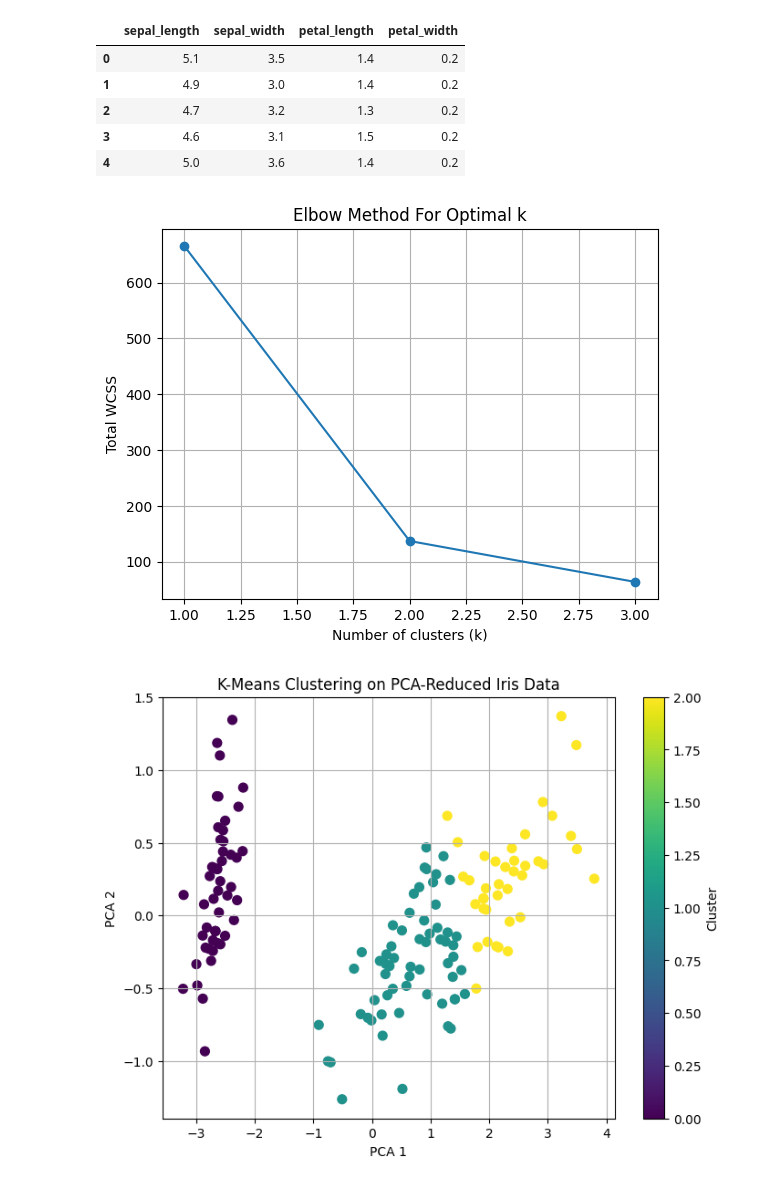
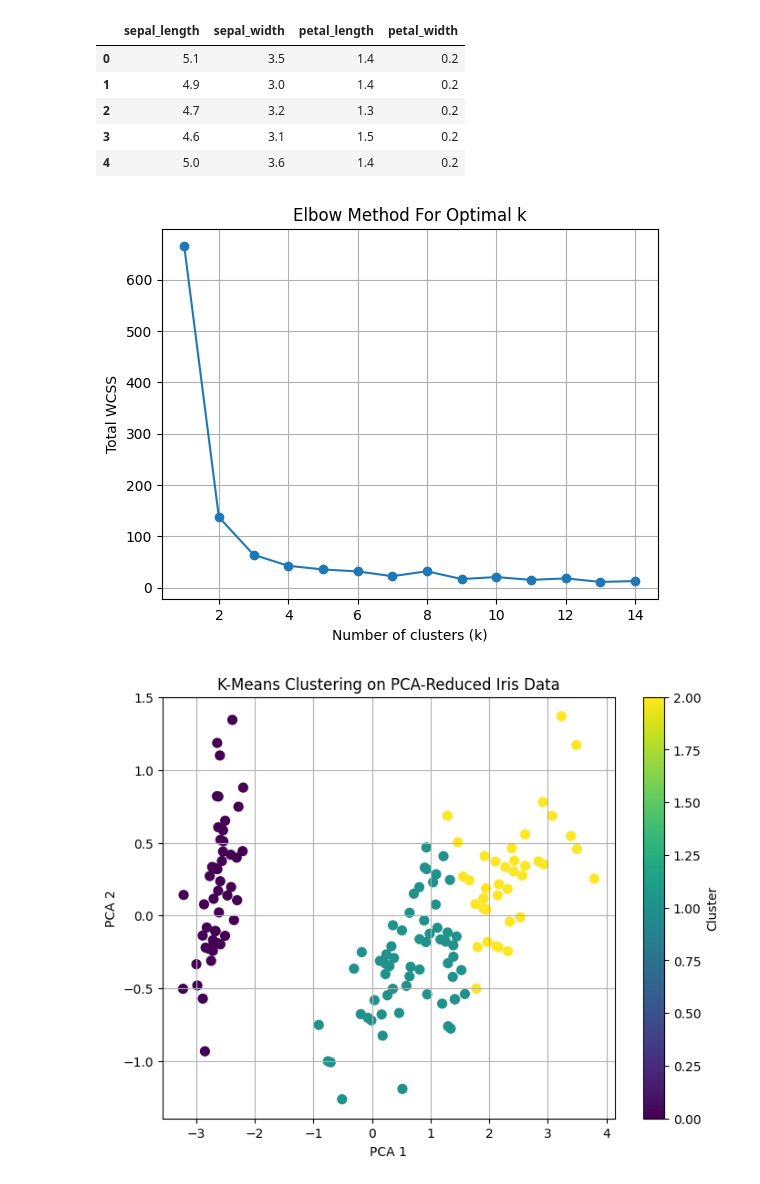
Before and after one commit to mmaaz-khan/ProductFeatureClustering, a Jupyter notebook: iris.ipynb, the cells around one changed output. Drawn from its saved outputs; the diff is of its cells as text; code cells hidden in the pictures.

```diff
--- a/iris.ipynb
+++ b/iris.ipynb
@@ -150,32 +150,32 @@ new_df.head()
 # %%
 pca = PCA(n_components=2)  # Reduce to 2D for visualization
 reduced_data = pca.fit_transform(new_df)
 
 # Pick 15 distinct points as initial centers
-initial_centers = random.sample(list(reduced_data), 4)
+initial_centers = random.sample(list(reduced_data), 15)
 
 # Build your clusters
 clusters = [
     Cluster(label=i, center=Point(x=center[0], y=center[1]))
     for i, center in enumerate(initial_centers)
 ]
 
 running_total = []
-for k in range(1, 4):
+for k in range(1, 15):
     centers_k = random.sample(list(reduced_data), k)
     clusters_k = [Cluster(label=i, center=Point(x=centers_k[i][0], y=centers_k[i][1])) for i in range(k)]
 
     wcss_k = get_total_wcss([Point(x, y) for x, y in reduced_data], clusters_k)
     running_total.append(wcss_k)
 
-plt.plot(range(1, 4), running_total, marker='o')
+plt.plot(range(1, 15), running_total, marker='o')
 plt.title('Elbow Method For Optimal k')
 plt.xlabel('Number of clusters (k)')
 plt.ylabel('Total WCSS')
 plt.grid(True)
 plt.show()
 # %% [output]
-[figure, old version]
+[figure, new version]
 # %%
 dataset = [Point(x, y) for x, y in reduced_data]
 
```
Also changed, not shown: parts of 1 cell of this notebook.
